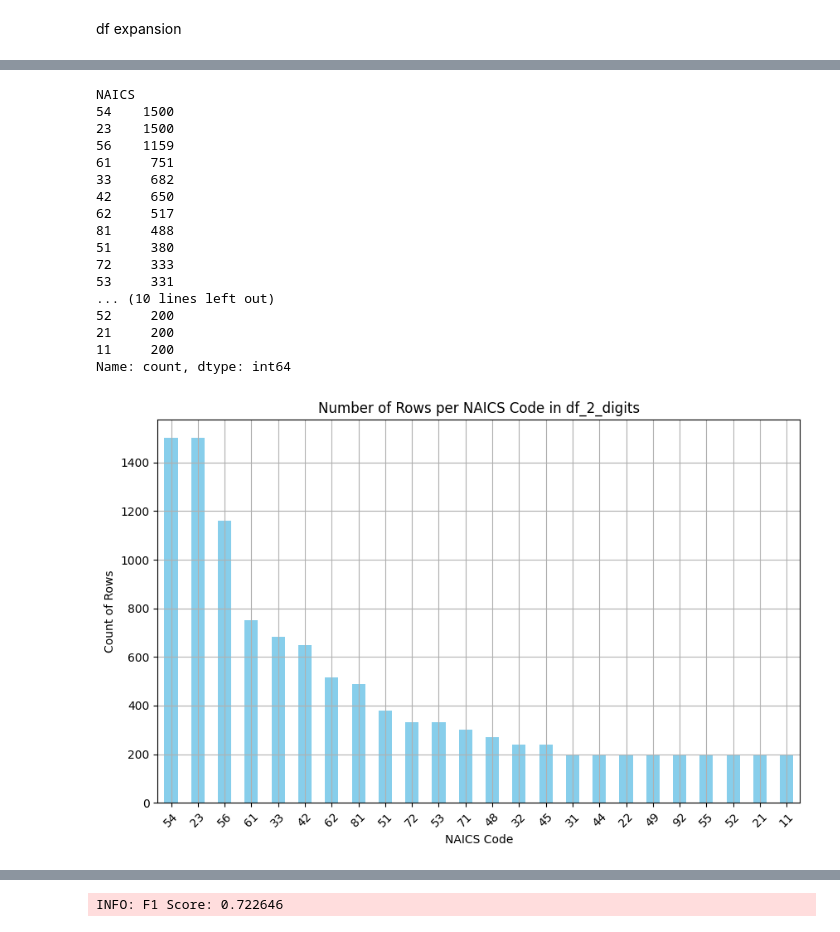
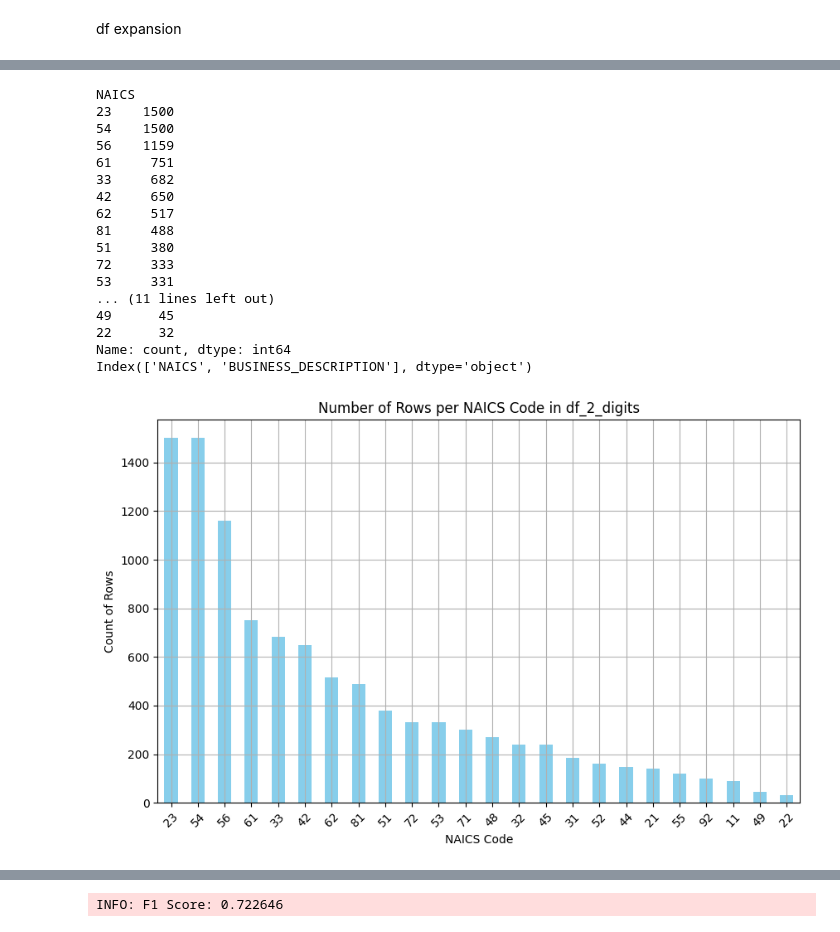
Before and after one commit to Zrive/zrive-ds-1q24-industry-classification, a Jupyter notebook: notebooks/classification_playground.ipynb, the cells around one changed output, grey strips where cells are left out. Drawn from its saved outputs; the diff is of its cells as text; code cells hidden in the pictures.

```diff
--- a/notebooks/classification_playground.ipynb
+++ b/notebooks/classification_playground.ipynb
@@ -162,6 +218,7 @@ from sklearn.model_selection import train_test_split
 from typing import Tuple
 
 ROUTE_COVERWALLET= '../src/data/coverwallet.xlsx'
+
 
 
 
@@ -211,12 +268,12 @@ class NAICSRebalancer:
     def rebalance_df_naics(self, df: pd.DataFrame) -> pd.DataFrame:
         df_2_digits, dataset_train_2_digits, dataset_final_val_2_digits = truncate_naics_and_prepare_data(df, 'NAICS', 2)
         naics_counts = df_2_digits['NAICS'].value_counts()
-        underrepresented_naics = naics_counts[naics_counts < 200].index
+        underrepresented_naics = naics_counts[naics_counts < 10].index
         overrepresented_naics = naics_counts[naics_counts > 1500].index
         new_rows = []
 
         for naics_code in underrepresented_naics:
-            needed_rows = 200 - naics_counts[naics_code]
+            needed_rows = 10 - naics_counts[naics_code]
             original_rows = df_2_digits[df_2_digits['NAICS'] == naics_code]
             while needed_rows > 0:
                 for _, row in original_rows.iterrows():
@@ -238,7 +295,7 @@ class NAICSRebalancer:
 def truncate_naics_and_prepare_data(df: pd.DataFrame, column_name: str, num_digits: int) -> Tuple[pd.DataFrame, pd.DataFrame, pd.DataFrame]:
 
     df=df.dropna()
-    naics_counts = df['NAICS'].value_counts()
+
 
     if not isinstance(num_digits, int) or num_digits <= 0:
         logging.error("Number of digits must be a positive integer")
@@ -266,16 +323,39 @@ def truncate_naics_and_prepare_data(df: pd.DataFrame, column_name: str, num_digi
 
     return df_coverwallet_copy , df_coverwallet_copy_train, df_coverwallet_copy_val
 
+
+def remove_naics_rows(df, naics_column, naics_to_remove):
+    # Convertimos los códigos a string para asegurar compatibilidad en la comparación
+    df[naics_column] = df[naics_column].astype(str)
+
+    # Filtramos el DataFrame para excluir las filas con los códigos NAICS especificados
+    df_filtered = df[~df[naics_column].isin([str(naics) for naics in naics_to_remove])]
+
+    return df_filtered
+
+
+
+
+
+
+
 df_coverwallet_aumentation = pd.read_excel(ROUTE_COVERWALLET)
+
 
 rebalancer = NAICSRebalancer()
 df_naics_rebalanced = rebalancer.rebalance_df_naics(df_coverwallet_aumentation)
-df_2_digits=df_naics_rebalanced
+naics_to_remove = [11, 21, 55, 92]
+df_naics_rebalanced = remove_naics_rows(df_naics_rebalanced, 'NAICS', naics_to_remove)
+
+
+
+df_2_digits= pd.concat([ df_naics_rebalanced,df_synthetic], ignore_index=True)
+naics_counts = df_2_digits['NAICS'].value_counts()
 logging.info(f"Number of rows before EDA: {len(df_coverwallet_aumentation)}")
-logging.info(f"Number of rows after EDA: {len(df_naics_rebalanced)}")
+logging.info(f"Number of rows after EDA: {len(df_2_digits)}")
+print(naics_counts)
+print(df_2_digits.columns)
 
-naics_counts = df_2_digits['NAICS'].value_counts()
-print(naics_counts)
 
 import matplotlib.pyplot as plt
 
@@ -287,8 +367,8 @@ plt.xticks(rotation=45)
 plt.grid(True)
 plt.show()
 
-if df_naics_rebalanced is not None:
-    logging.info("\n%s", df_naics_rebalanced.head())
+if df_2_digits is not None:
+    logging.info("\n%s", df_2_digits.head())
 # %% [output]
 [nltk_data] Downloading package wordnet to /home/edu/nltk_data...
 [nltk_data]   Package wordnet is already up-to-date!
@@ -297,18 +377,18 @@ if df_naics_rebalanced is not None:
 NAICS
+23    1500
 54    1500
-23    1500
 56    1159
 61     751
 33     682
 42     650
 62     517
 81     488
 51     380
 72     333
 53     331
-... (10 lines left out)
-52     200
-21     200
-11     200
+... (11 lines left out)
+49      45
+22      32
 Name: count, dtype: int64
+Index(['NAICS', 'BUSINESS_DESCRIPTION'], dtype='object')
-[figure, old version]
+[figure, new version]
```
Also changed, not shown: parts of 3 cells of this notebook.
